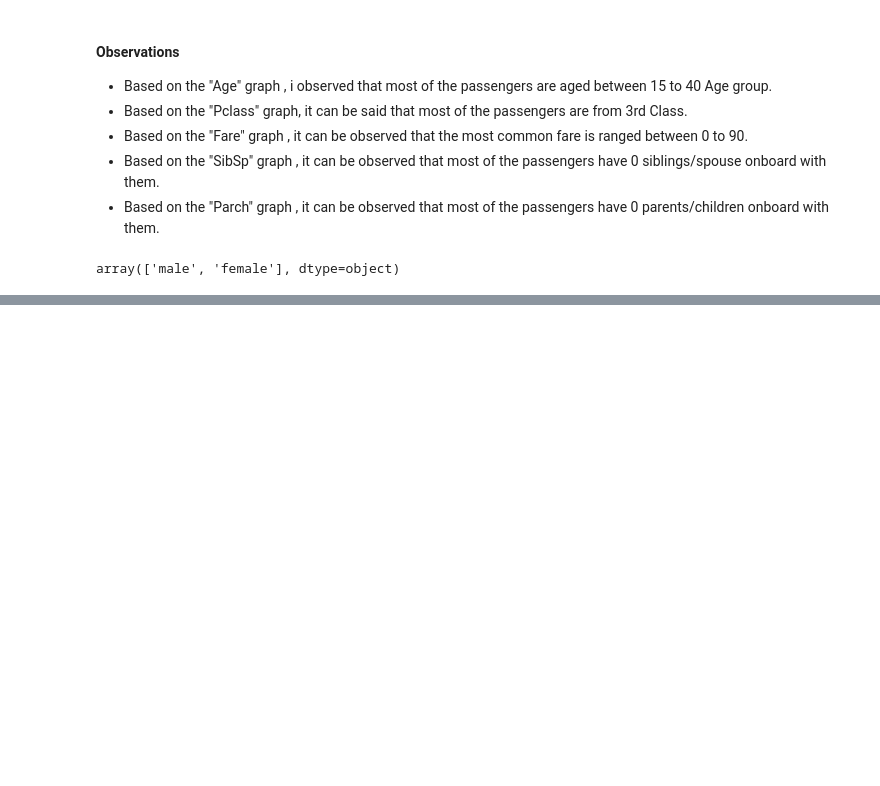
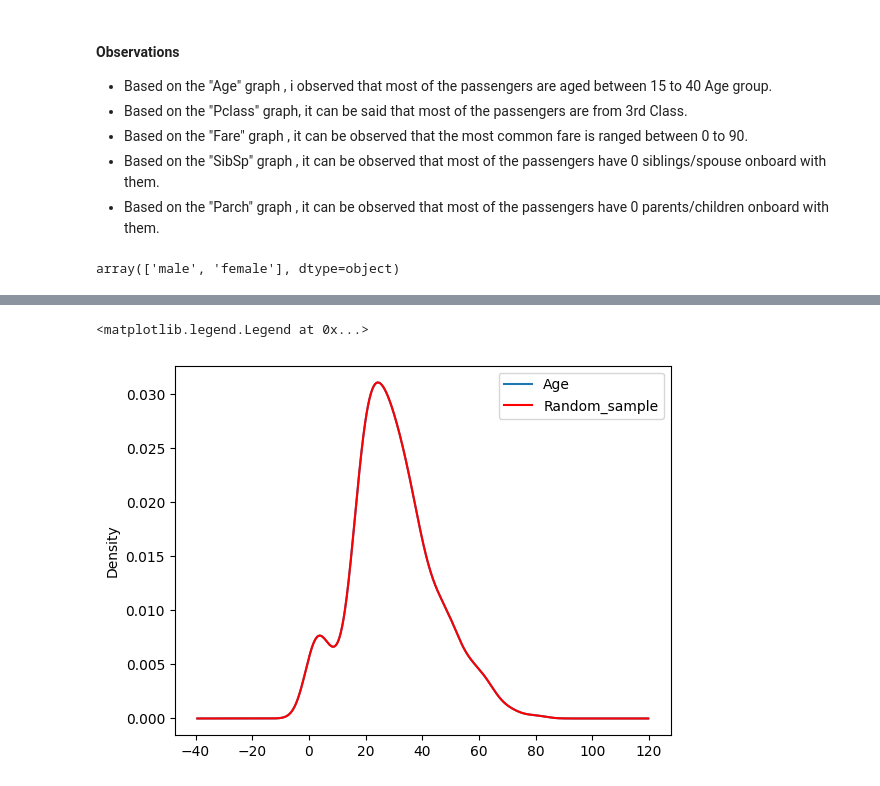
Before and after one commit to singh-manavv/Titanic-Dataset, a Jupyter notebook: titanic.ipynb, the cells around one changed output, grey strips where cells are left out. Cells and saved outputs as stored; diff of their text form; code cells hidden in the pictures; blank space fills up the shorter version.

```diff
--- a/titanic.ipynb
+++ b/titanic.ipynb
@@ -133,0 +151,8 @@ df.head()
+# %%
+#The code `df['Age'].fillna(df['Age'].median(), inplace=True)` is filling the missing values in the 'Age' column of the DataFrame 'df' with the median value of the 'Age' column. The `inplace=True` parameter ensures that the changes are made directly to the 'df' DataFrame without creating a new DataFrame.
+df['Random_sample'] = df['Age']
+Age_random = df['Age'].dropna().sample(df['Age'].isnull().sum(),random_state=0)
+Age_random.index = df[df['Age'].isnull()].index
+
+df.loc[df['Age'].isnull(),'Random_sample'] = Age_random
+df.head()
@@ -133,0 +166,3 @@ df.head()
+# %%
+df['Age'] = df['Random_sample']
+df.isnull().sum()
@@ -133,0 +183,10 @@ df.head()
+# %%
+fig = plt.figure()
+ax = fig.add_subplot(111)
+df['Age'].plot(kind='kde',ax=ax)
+df['Random_sample'].plot(kind='kde',ax=ax,color='red')
+lines , labels = ax.get_legend_handles_labels()
+ax.legend(lines,labels,loc='best')
+# %% [output]
+<matplotlib.legend.Legend at 0x...>
+[figure, added]
```
Also changed, not shown: parts of 9 cells of this notebook.
